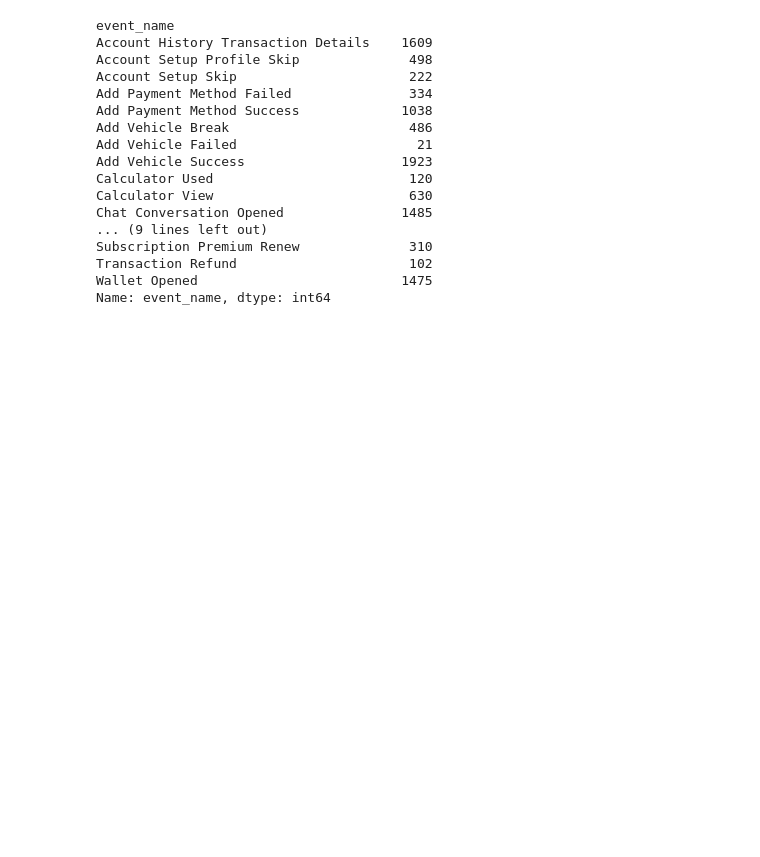
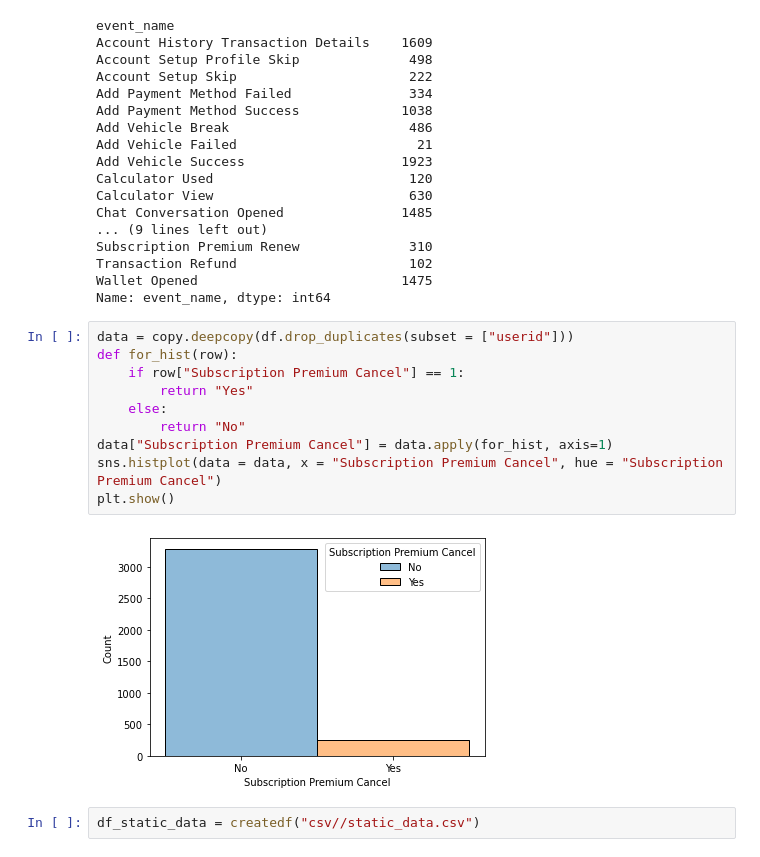
Before and after one commit to ZheZheDoshka/int20h_cryptomonks, a Jupyter notebook: visualization.ipynb, the cells around one changed output. Saved outputs shown, nothing was run; the diff lists cells and outputs as text; blank space fills up the shorter version.

Commit message:
tiny amount of visualisation, data fix

```diff
--- a/visualization.ipynb
+++ b/visualization.ipynb
@@ -47,3 +47,17 @@ Subscription Premium Renew              310
 Transaction Refund                      102
 Wallet Opened                          1475
 Name: event_name, dtype: int64
+# %%
+data = copy.deepcopy(df.drop_duplicates(subset = ["userid"]))
+def for_hist(row):
+    if row["Subscription Premium Cancel"] == 1:
+        return "Yes"
+    else:
+        return "No"
+data["Subscription Premium Cancel"] = data.apply(for_hist, axis=1)
+sns.histplot(data = data, x = "Subscription Premium Cancel", hue = "Subscription Premium Cancel")
+plt.show()
+# %% [output]
+[figure, added]
+# %%
+df_static_data = createdf("csv//static_data.csv")
```
Also changed, not shown: parts of 1 cell of this notebook, 6 other files.
